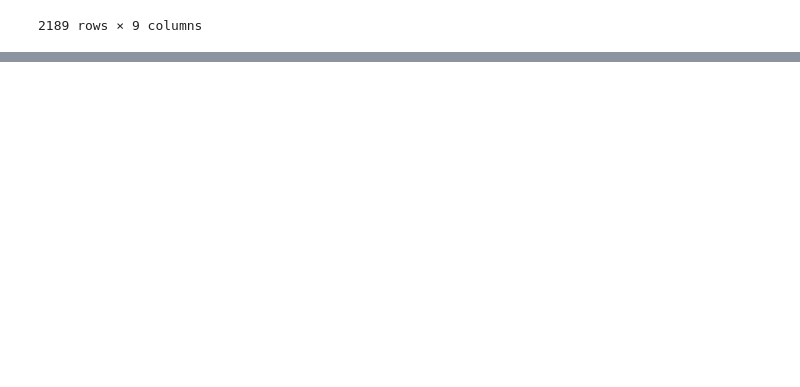
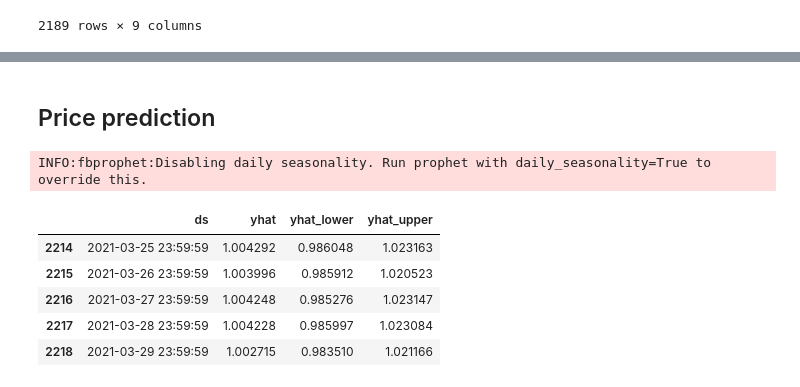
Before and after one commit to ArtTucker/crypto_prices_ML, a Jupyter notebook: preprocessing/by_coin/tether_preprocessing.ipynb, the cells around one changed output, grey strips where cells are left out. Drawn from its saved outputs; the diff is of its cells as text; code cells hidden in the pictures; blank space fills up the shorter version.

```diff
--- a/preprocessing/by_coin/tether_preprocessing.ipynb
+++ b/preprocessing/by_coin/tether_preprocessing.ipynb
@@ -55,0 +137,2 @@ dtype: object
+# %% [markdown]
+## Price prediction
@@ -55,0 +141,19 @@ dtype: object
+# %%
+INPUT_FILE = "coin_Tether.csv"
+
+price_predict_df = pd.read_csv("../../resources/prices/" + INPUT_FILE, parse_dates=['Date'], usecols=["Date", "Close"])
+price_predict_df.columns = ["ds", "y"]
+
+m = Prophet()
+m.fit(price_predict_df);
+future = m.make_future_dataframe(periods=30)
+forecast = m.predict(future)
+forecast[['ds', 'yhat', 'yhat_lower', 'yhat_upper']].tail()
+# %% [output]
+INFO:fbprophet:Disabling daily seasonality. Run prophet with daily_seasonality=True to override this.
+|  | ds | yhat | yhat_lower | yhat_upper |
+| 2214 | 2021-03-25 23:59:59 | 1.004292 | 0.986048 | 1.023163 |
+| 2215 | 2021-03-26 23:59:59 | 1.003996 | 0.985912 | 1.020523 |
+| 2216 | 2021-03-27 23:59:59 | 1.004248 | 0.985276 | 1.023147 |
+| 2217 | 2021-03-28 23:59:59 | 1.004228 | 0.985997 | 1.023084 |
+| 2218 | 2021-03-29 23:59:59 | 1.002715 | 0.983510 | 1.021166 |
```
Also changed, not shown: parts of 13 cells of this notebook.
